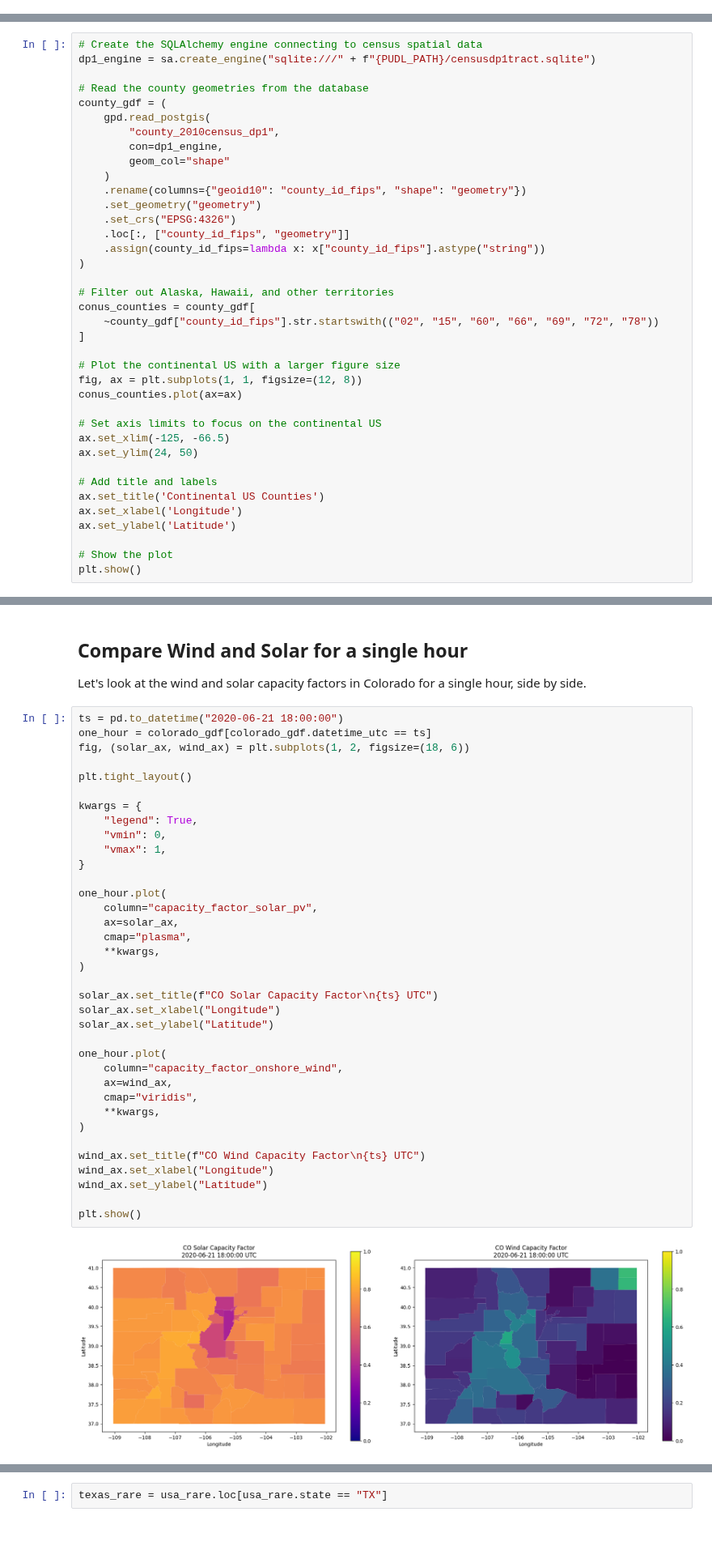
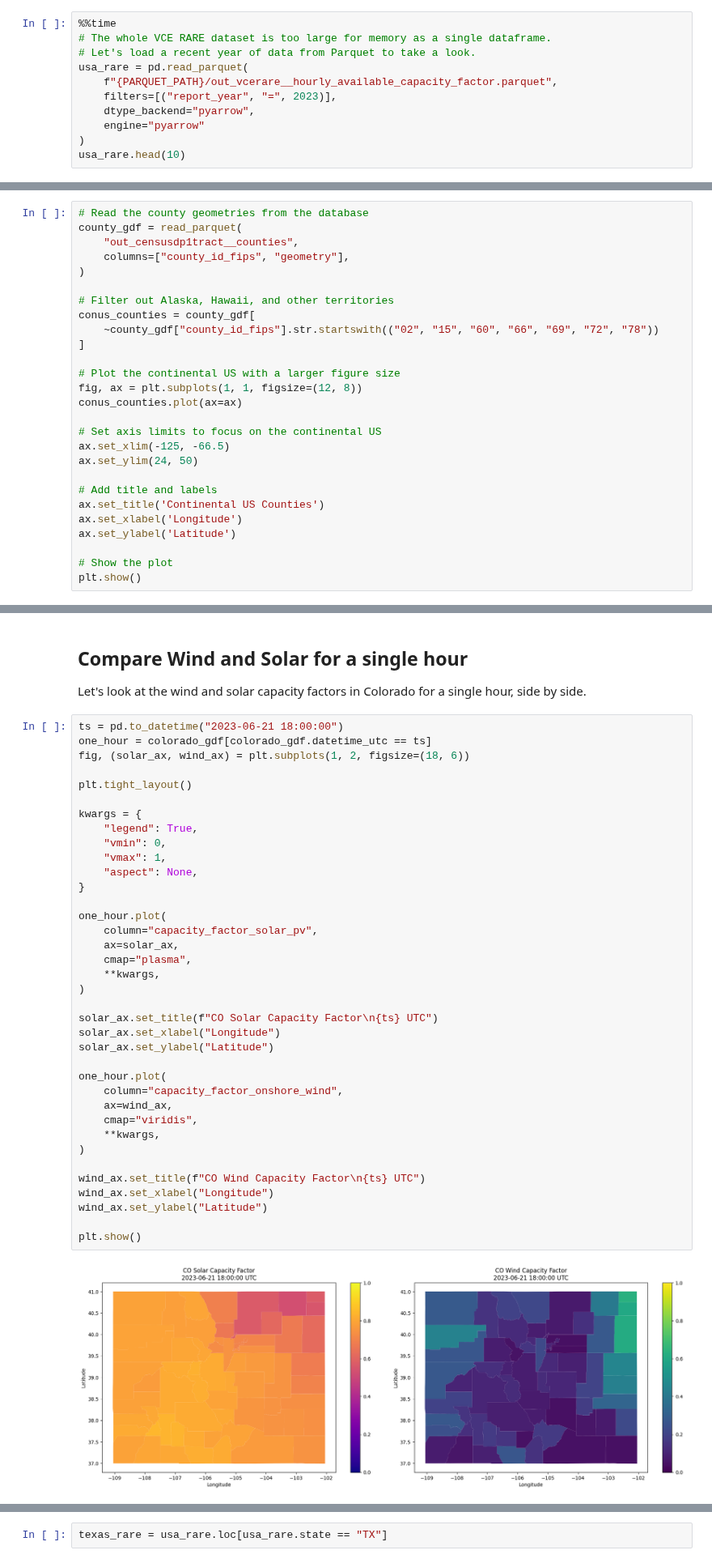
Before and after one commit to catalyst-cooperative/pudl-examples, a Jupyter notebook: 04-renewable-generation-profiles.ipynb, the cells around one changed output, grey strips where cells are left out. Shown at 81% size. Cells and saved outputs as stored; diff of their text form; blank space fills up the shorter version.

```diff
--- a/04-renewable-generation-profiles.ipynb
+++ b/04-renewable-generation-profiles.ipynb
@@ -74,0 +59,11 @@ usa_rare.head(10)
+# %%
+%%time
+# The whole VCE RARE dataset is too large for memory as a single dataframe.
+# Let's load a recent year of data from Parquet to take a look.
+usa_rare = pd.read_parquet(
+    f"{PARQUET_PATH}/out_vcerare__hourly_available_capacity_factor.parquet",
+    filters=[("report_year", "=", 2023)],
+    dtype_backend="pyarrow",
+    engine="pyarrow"
+)
+usa_rare.head(10)
@@ -106,21 +113,10 @@ import sqlalchemy as sa
 import matplotlib
 import matplotlib.pyplot as plt
 # %%
-# Create the SQLAlchemy engine connecting to census spatial data
-dp1_engine = sa.create_engine("sqlite:///" + f"{PUDL_PATH}/censusdp1tract.sqlite")
-
 # Read the county geometries from the database
-county_gdf = (
-    gpd.read_postgis(
-        "county_2010census_dp1",
-        con=dp1_engine,
-        geom_col="shape"
-    )
-    .rename(columns={"geoid10": "county_id_fips", "shape": "geometry"})
-    .set_geometry("geometry")
-    .set_crs("EPSG:4326")
-    .loc[:, ["county_id_fips", "geometry"]]
-    .assign(county_id_fips=lambda x: x["county_id_fips"].astype("string"))
+county_gdf = read_parquet(
+    "out_censusdp1tract__counties",
+    columns=["county_id_fips", "geometry"],
 )
 
 # Filter out Alaska, Hawaii, and other territories
@@ -201,7 +205,7 @@ colorado_gdf.head(10)
 
 Let's look at the wind and solar capacity factors in Colorado for a single hour, side by side.
 # %%
-ts = pd.to_datetime("2020-06-21 18:00:00")
+ts = pd.to_datetime("2023-06-21 18:00:00")
 one_hour = colorado_gdf[colorado_gdf.datetime_utc == ts]
 fig, (solar_ax, wind_ax) = plt.subplots(1, 2, figsize=(18, 6))
 
@@ -210,34 +214,35 @@ plt.tight_layout()
 kwargs = {
     "legend": True,
     "vmin": 0,
     "vmax": 1,
+    "aspect": None,
 }
 
 one_hour.plot(
     column="capacity_factor_solar_pv",
     ax=solar_ax,
     cmap="plasma",
     **kwargs,
 )
 
 solar_ax.set_title(f"CO Solar Capacity Factor\n{ts} UTC")
 solar_ax.set_xlabel("Longitude")
 solar_ax.set_ylabel("Latitude")
 
 one_hour.plot(
     column="capacity_factor_onshore_wind",
     ax=wind_ax,
     cmap="viridis",
     **kwargs,
 )
 
 wind_ax.set_title(f"CO Wind Capacity Factor\n{ts} UTC")
 wind_ax.set_xlabel("Longitude")
 wind_ax.set_ylabel("Latitude")
 
 plt.show()
 # %% [output]
-[figure, old version]
+[figure, new version]
 # %% [markdown]
 ## Animated Capacity Factor Maps
 
```
Also changed, not shown: parts of 16 cells of this notebook.
